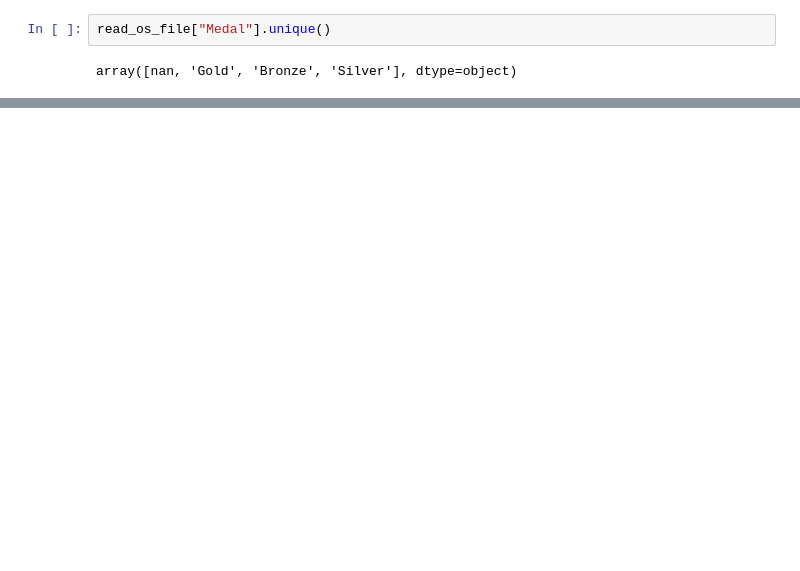
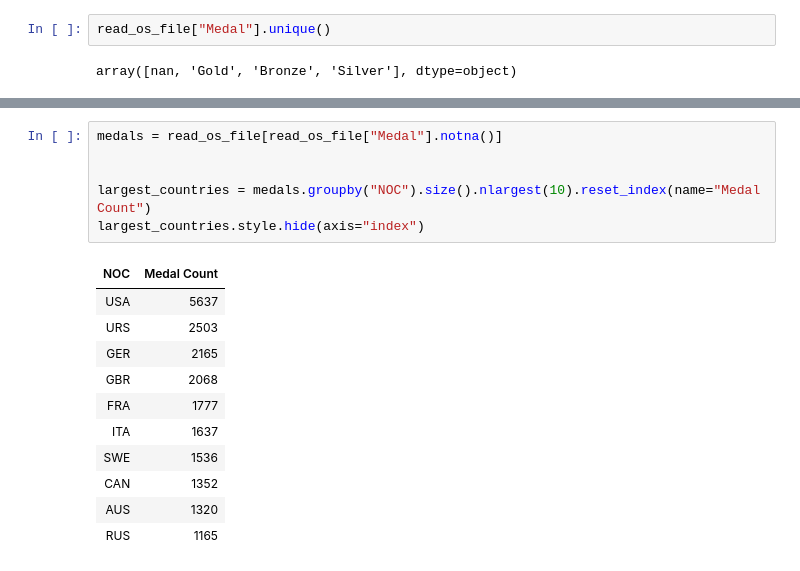
Before and after one commit to AptiDz/projekt_os, a Jupyter notebook: Projekt_OS.ipynb, the cells around one changed output, grey strips where cells are left out. Cells and saved outputs as stored; diff of their text form; blank space fills up the shorter version.

```diff
--- a/Projekt_OS.ipynb
+++ b/Projekt_OS.ipynb
@@ -45,0 +109,18 @@ array([nan, 'Gold', 'Bronze', 'Silver'], dtype=object)
+# %%
+medals = read_os_file[read_os_file["Medal"].notna()]
+
+
+largest_countries = medals.groupby("NOC").size().nlargest(10).reset_index(name="Medal Count")
+largest_countries.style.hide(axis="index")
+# %% [output]
+| NOC | Medal Count |
+| USA | 5637 |
+| URS | 2503 |
+| GER | 2165 |
+| GBR | 2068 |
+| FRA | 1777 |
+| ITA | 1637 |
+| SWE | 1536 |
+| CAN | 1352 |
+| AUS | 1320 |
+| RUS | 1165 |
```
Also changed, not shown: parts of 8 cells of this notebook.
